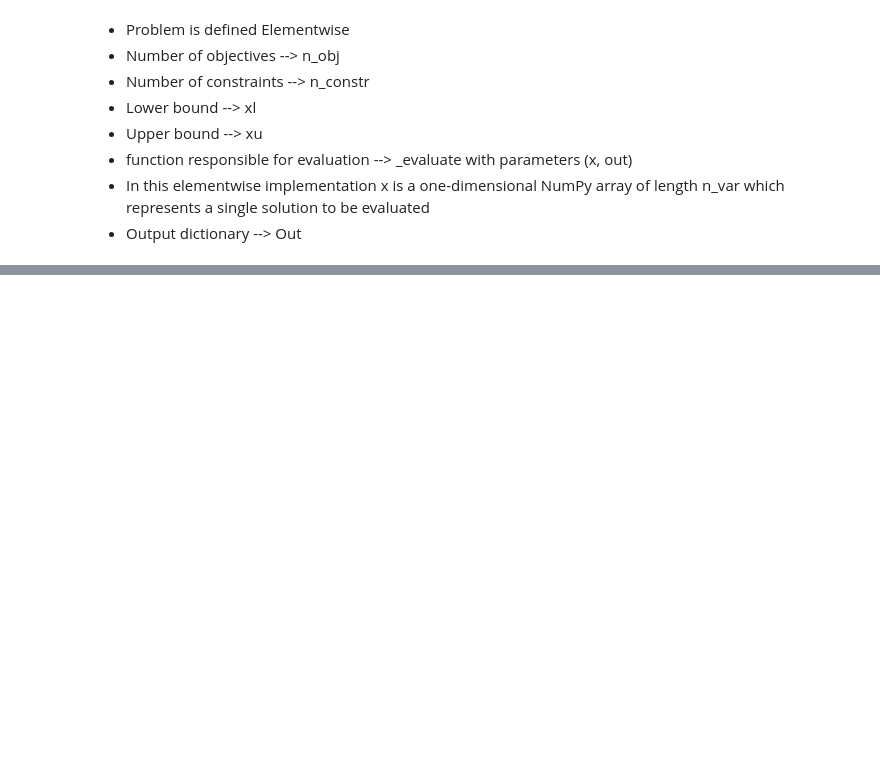
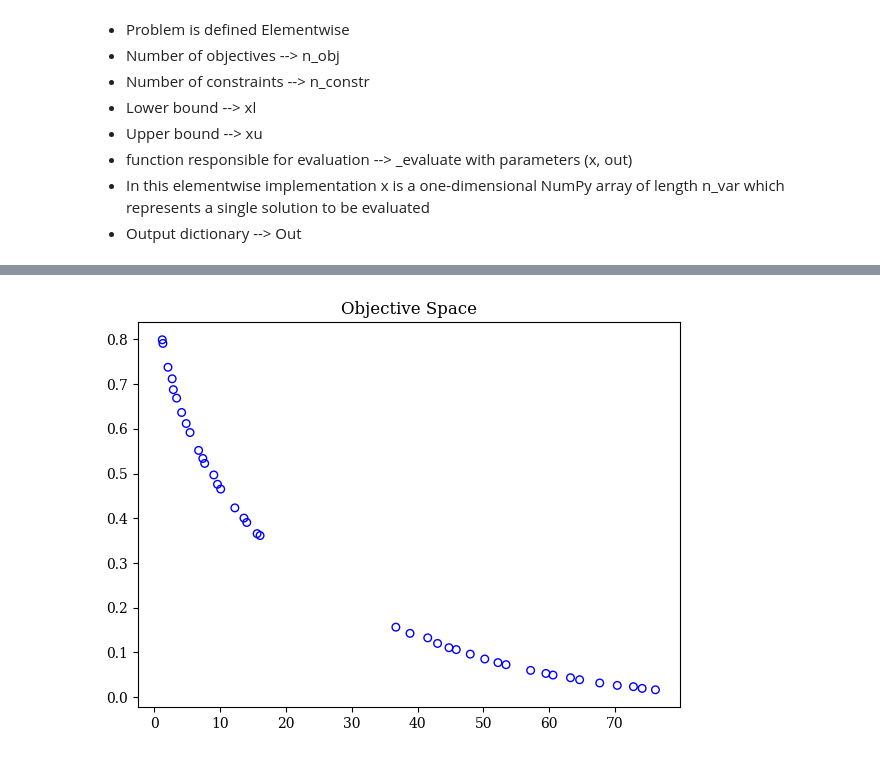
Before and after one commit to aditisinghxd/pymoo, a Jupyter notebook: Constrained Optimization.ipynb, the cells around one changed output, grey strips where cells are left out. Drawn from its saved outputs; the diff is of its cells as text; code cells hidden in the pictures; blank space fills up the shorter version.

```diff
--- a/Constrained Optimization.ipynb
+++ b/Constrained Optimization.ipynb
@@ -111,0 +139,22 @@ display.Image(r"C:\Users\marsh\Documents\repos\pymoo\img\Screenshot 2024-12-09 1
+# %%
+from pymoo.algorithms.moo.nsga2 import NSGA2
+from pymoo.operators.crossover.sbx import SBX
+#Simulated Binary Crossover: combines two parent solutions to create offspring
+from pymoo.operators.mutation.pm import PM
+#Polynomial Mutation: introduces random variations in offspring to maintain diversity and explore new regions of the search space
+from pymoo.operators.sampling.rnd import FloatRandomSampling
+#generates the initial population of solutions randomly, within the defined bounds of the problem's variables
+
+
+algorithm = NSGA2(
+    pop_size=40, #population size
+    n_offsprings=10, #Number of off springs
+    sampling=FloatRandomSampling(),
+    crossover=SBX(prob=0.9, eta=15),
+    #prob-->Crossover probability indicating 90% of the population undergoes crossover
+    #eta--> Distribution index, controlling how similar offspring are to parents; higher values: offsprings closer to parents
+    mutation=PM(eta=20),
+    #eta--> Distribution index, controlling the extent of mutations; Higher values result in smaller mutations
+    eliminate_duplicates=True
+    #Eliminates duplicate solutions
+)
@@ -111,0 +210,7 @@ display.Image(r"C:\Users\marsh\Documents\repos\pymoo\img\Screenshot 2024-12-09 1
+# %%
+plt.figure(figsize=(7, 5))
+plt.scatter(F[:, 0], F[:, 1], s=30, facecolors='none', edgecolors='blue')
+plt.title("Objective Space")
+plt.show()
+# %% [output]
+[figure, added]
```
Also changed, not shown: parts of 7 cells of this notebook.
